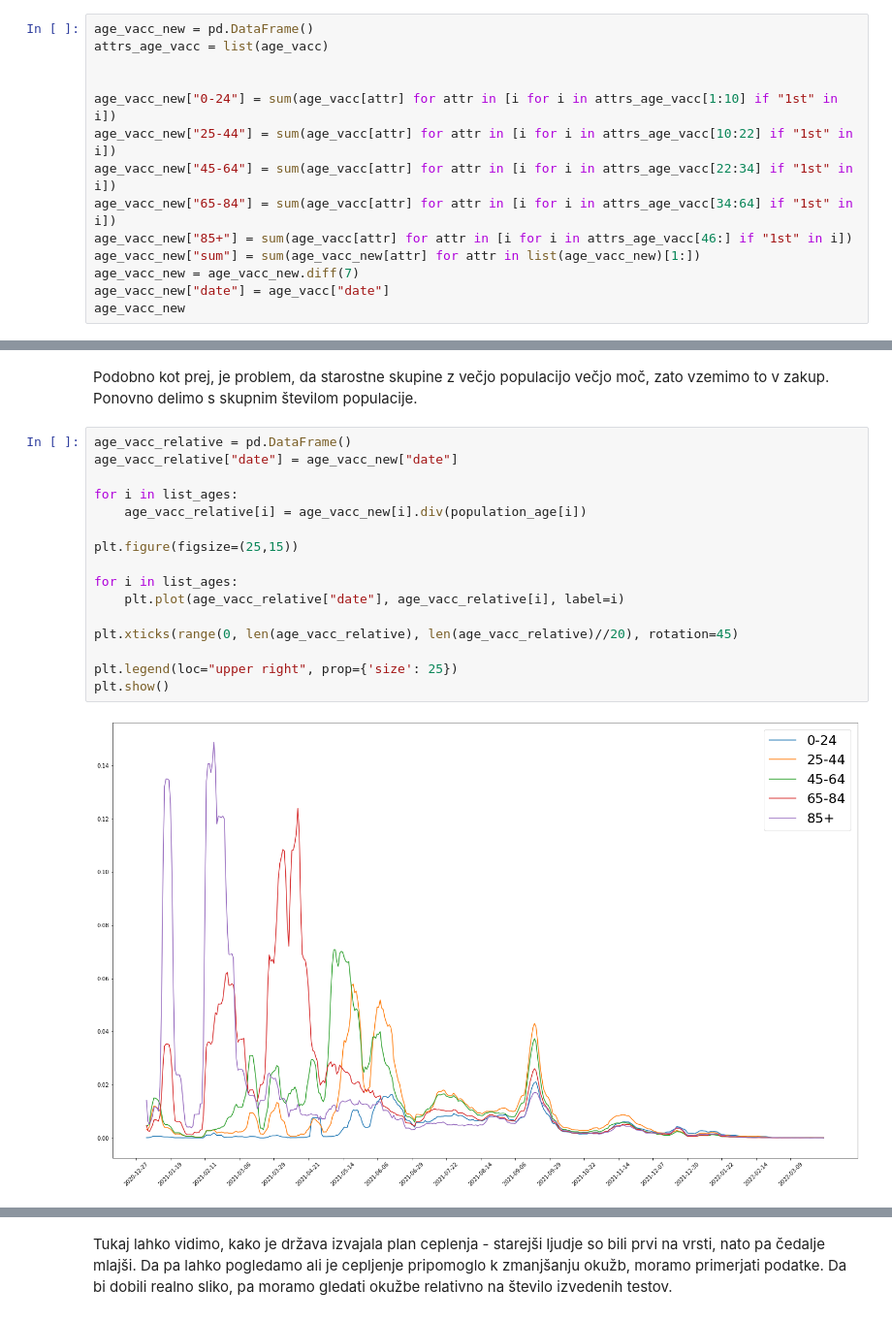
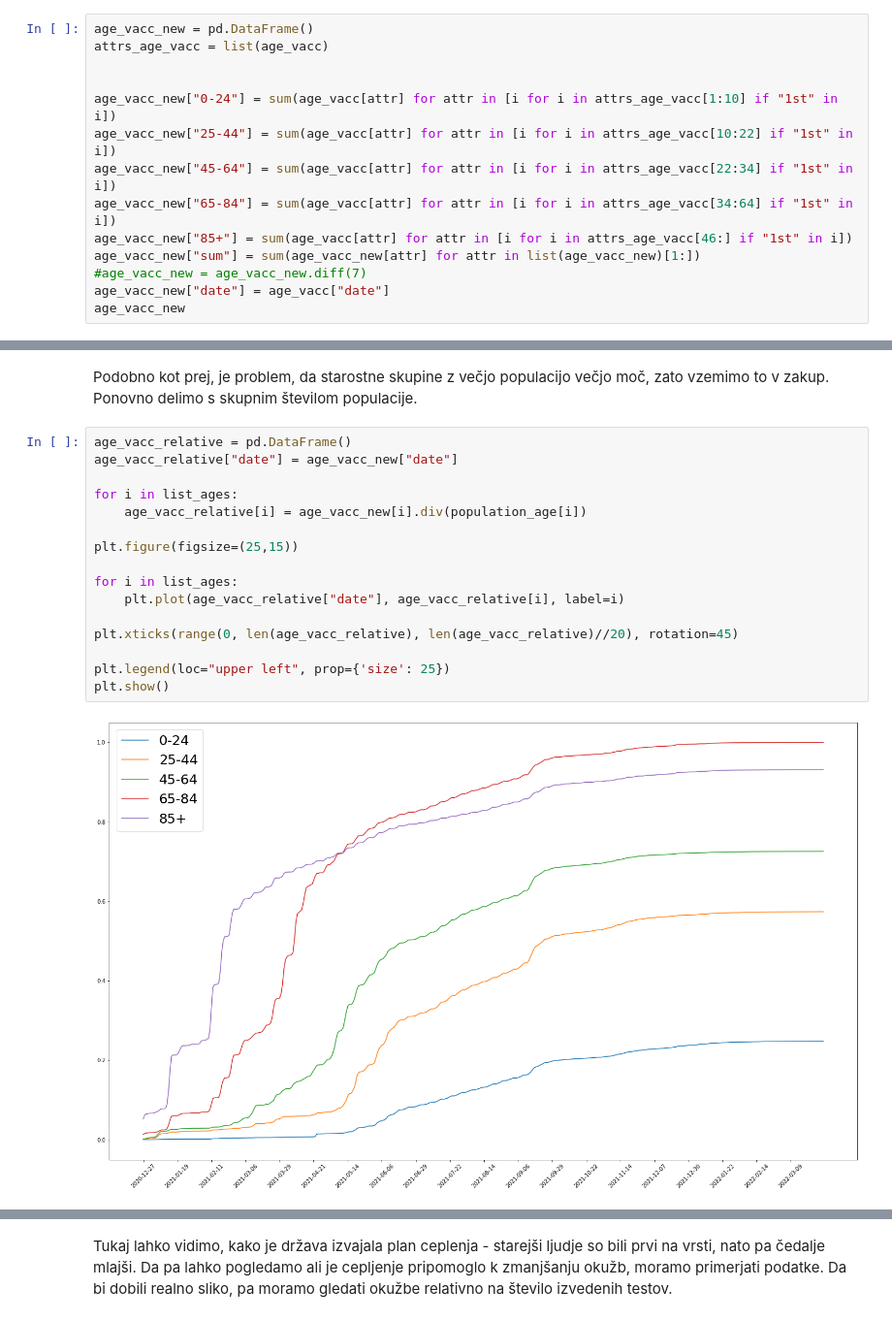
Before and after one commit to SerugaDavid/PR21DSZHMM, a Jupyter notebook: naloga.ipynb, the cells around one changed output, grey strips where cells are left out. Shown at 97% size. Saved outputs shown, nothing was run; the diff lists cells and outputs as text.

```diff
--- a/naloga.ipynb
+++ b/naloga.ipynb
@@ -71,7 +71,7 @@ age_vacc_new["45-64"] = sum(age_vacc[attr] for attr in [i for i in attrs_age_vac
 age_vacc_new["65-84"] = sum(age_vacc[attr] for attr in [i for i in attrs_age_vacc[34:64] if "1st" in i])
 age_vacc_new["85+"] = sum(age_vacc[attr] for attr in [i for i in attrs_age_vacc[46:] if "1st" in i])
 age_vacc_new["sum"] = sum(age_vacc_new[attr] for attr in list(age_vacc_new)[1:])
-age_vacc_new = age_vacc_new.diff(7)
+#age_vacc_new = age_vacc_new.diff(7)
 age_vacc_new["date"] = age_vacc["date"]
 age_vacc_new
 # %% [output]
@@ -162,18 +167,18 @@ Ponovno delimo s skupnim številom populacije.
 # %%
 age_vacc_relative = pd.DataFrame()
 age_vacc_relative["date"] = age_vacc_new["date"]
 
 for i in list_ages:
     age_vacc_relative[i] = age_vacc_new[i].div(population_age[i])
 
 plt.figure(figsize=(25,15))
 
 for i in list_ages:
     plt.plot(age_vacc_relative["date"], age_vacc_relative[i], label=i)
 
 plt.xticks(range(0, len(age_vacc_relative), len(age_vacc_relative)//20), rotation=45)
 
-plt.legend(loc="upper right", prop={'size': 25})
+plt.legend(loc="upper left", prop={'size': 25})
 plt.show()
 # %% [output]
-[figure, old version]
+[figure, new version]
```
Also changed, not shown: parts of 7 cells of this notebook, 3 other files.
